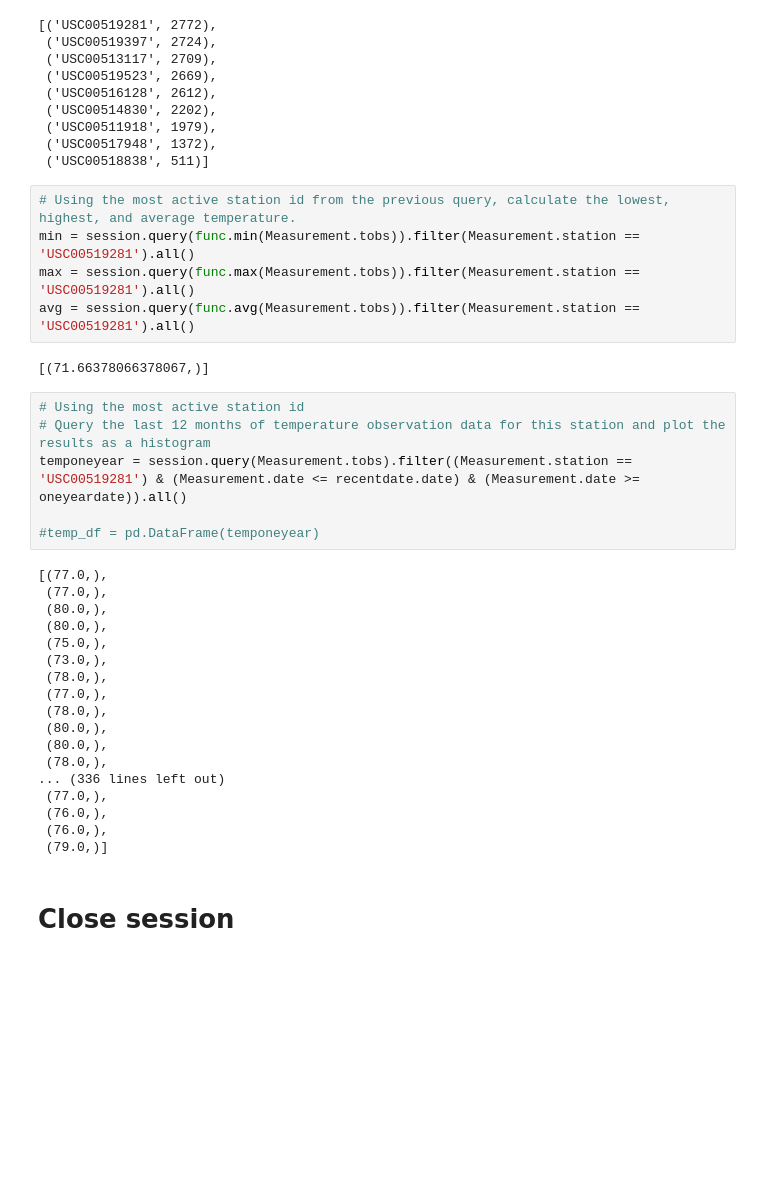
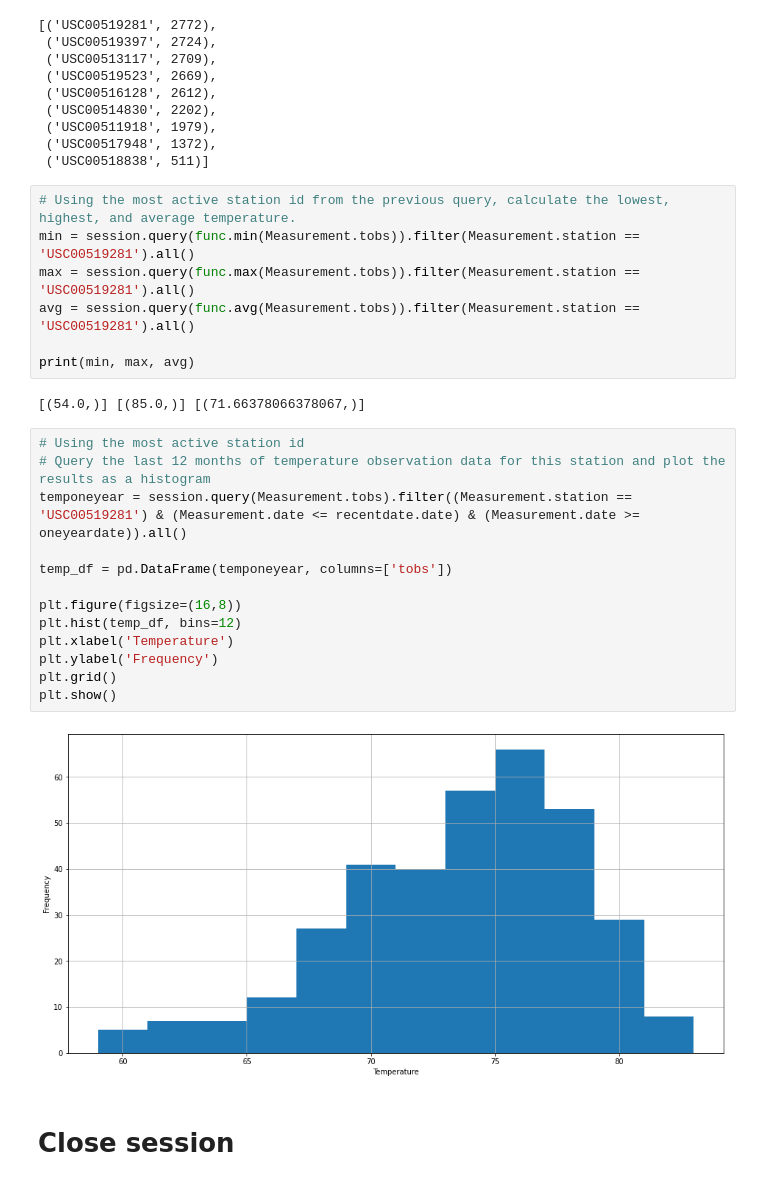
Before and after one commit to c4stella/sqlalchemy-challenge, a Jupyter notebook: climate_analysis.ipynb, the cells around one changed output. Saved outputs shown, nothing was run; the diff lists cells and outputs as text; blank space fills up the shorter version.

```diff
--- a/climate_analysis.ipynb
+++ b/climate_analysis.ipynb
@@ -133,32 +129,25 @@ session.query(Measurement.station, func.count(Measurement.station)).group_by(Mea
 min = session.query(func.min(Measurement.tobs)).filter(Measurement.station == 'USC00519281').all()
 max = session.query(func.max(Measurement.tobs)).filter(Measurement.station == 'USC00519281').all()
 avg = session.query(func.avg(Measurement.tobs)).filter(Measurement.station == 'USC00519281').all()
+
+print(min, max, avg)
 # %% [output]
-[(71.66378066378067,)]
+[(54.0,)] [(85.0,)] [(71.66378066378067,)]
 # %%
 # Using the most active station id
 # Query the last 12 months of temperature observation data for this station and plot the results as a histogram
 temponeyear = session.query(Measurement.tobs).filter((Measurement.station == 'USC00519281') & (Measurement.date <= recentdate.date) & (Measurement.date >= oneyeardate)).all()
 
-#temp_df = pd.DataFrame(temponeyear)
+temp_df = pd.DataFrame(temponeyear, columns=['tobs'])
+
+plt.figure(figsize=(16,8))
+plt.hist(temp_df, bins=12)
+plt.xlabel('Temperature')
+plt.ylabel('Frequency')
+plt.grid()
+plt.show()
 # %% [output]
-[(77.0,),
- (77.0,),
- (80.0,),
- (80.0,),
- (75.0,),
- (73.0,),
- (78.0,),
- (77.0,),
- (78.0,),
- (80.0,),
- (80.0,),
- (78.0,),
-... (336 lines left out)
- (77.0,),
- (76.0,),
- (76.0,),
- (79.0,)]
+[figure, added]
 # %% [markdown]
 # Close session
 # %%
```
Also changed, not shown: parts of 3 cells of this notebook, 1 other file.
